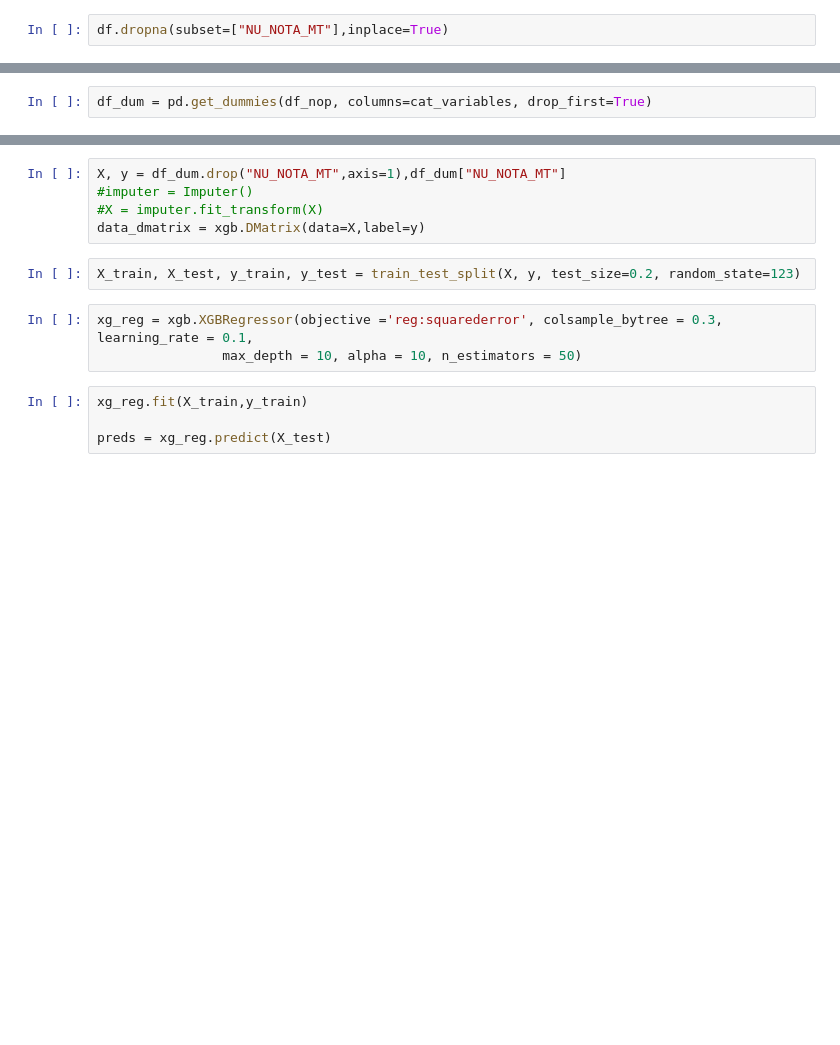
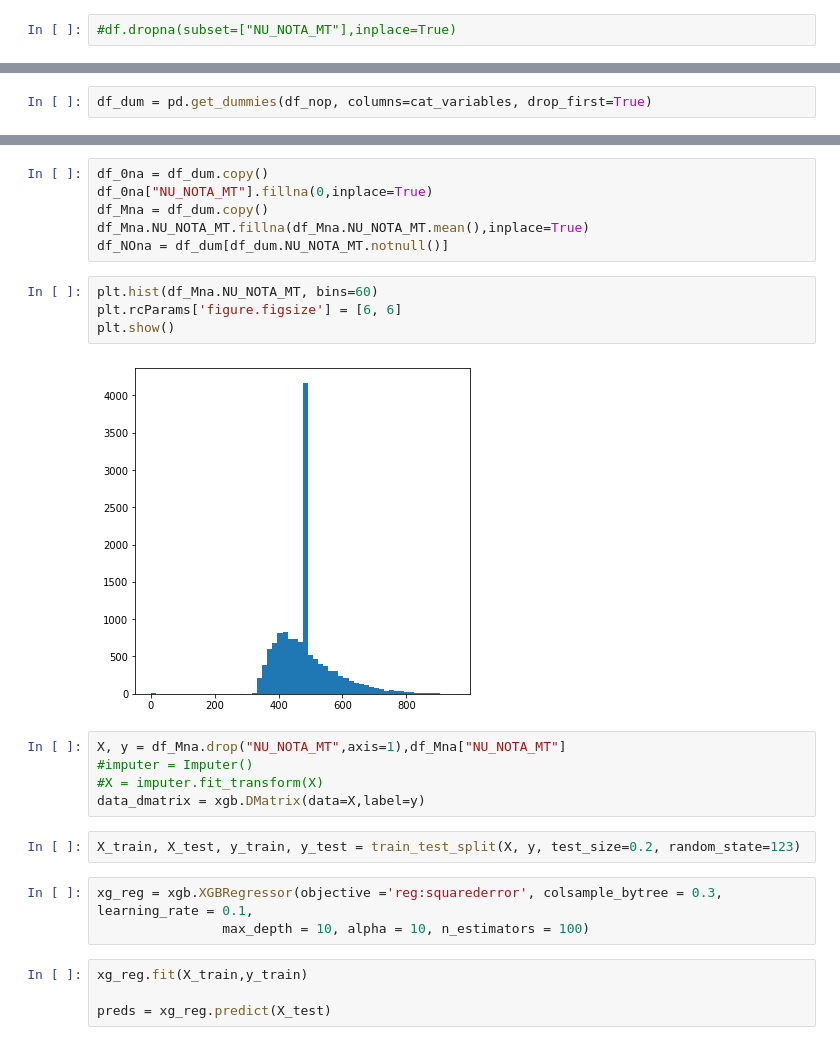
Before and after one commit to perinm/codenation2020, a Jupyter notebook: enem-2/CodeNation.ipynb, the cells around one changed output, grey strips where cells are left out. Saved outputs shown, nothing was run; the diff lists cells and outputs as text; blank space fills up the shorter version.

```diff
--- a/enem-2/CodeNation.ipynb
+++ b/enem-2/CodeNation.ipynb
@@ -22,3 +47,3 @@ NameError: name 'df' is not defined
 # %%
-df.dropna(subset=["NU_NOTA_MT"],inplace=True)
+#df.dropna(subset=["NU_NOTA_MT"],inplace=True)
 # %%
@@ -176,5 +156,17 @@ df_dum
+# %%
+df_0na = df_dum.copy()
+df_0na["NU_NOTA_MT"].fillna(0,inplace=True)
+df_Mna = df_dum.copy()
+df_Mna.NU_NOTA_MT.fillna(df_Mna.NU_NOTA_MT.mean(),inplace=True)
+df_NOna = df_dum[df_dum.NU_NOTA_MT.notnull()]
+# %%
+plt.hist(df_Mna.NU_NOTA_MT, bins=60)
+plt.rcParams['figure.figsize'] = [6, 6]
+plt.show()
+# %% [output]
+[figure, added]
 # %%
-X, y = df_dum.drop("NU_NOTA_MT",axis=1),df_dum["NU_NOTA_MT"]
+X, y = df_Mna.drop("NU_NOTA_MT",axis=1),df_Mna["NU_NOTA_MT"]
 #imputer = Imputer()
 #X = imputer.fit_transform(X)
 data_dmatrix = xgb.DMatrix(data=X,label=y)
@@ -182,7 +174,7 @@ data_dmatrix = xgb.DMatrix(data=X,label=y)
 X_train, X_test, y_train, y_test = train_test_split(X, y, test_size=0.2, random_state=123)
 # %%
 xg_reg = xgb.XGBRegressor(objective ='reg:squarederror', colsample_bytree = 0.3, learning_rate = 0.1,
-                max_depth = 10, alpha = 10, n_estimators = 50)
+                max_depth = 10, alpha = 10, n_estimators = 100)
 # %%
 xg_reg.fit(X_train,y_train)
 
```
Also changed, not shown: parts of 28 cells of this notebook.
